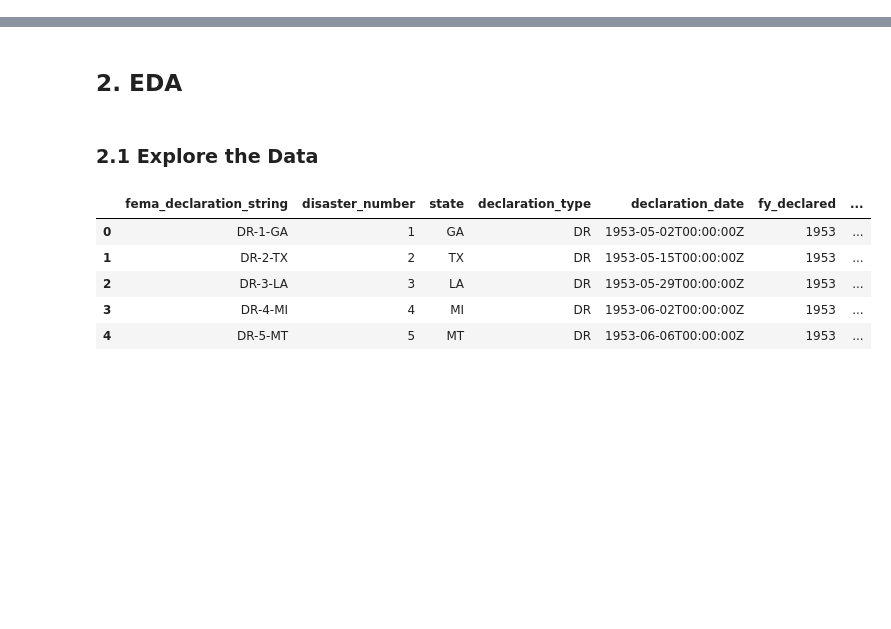
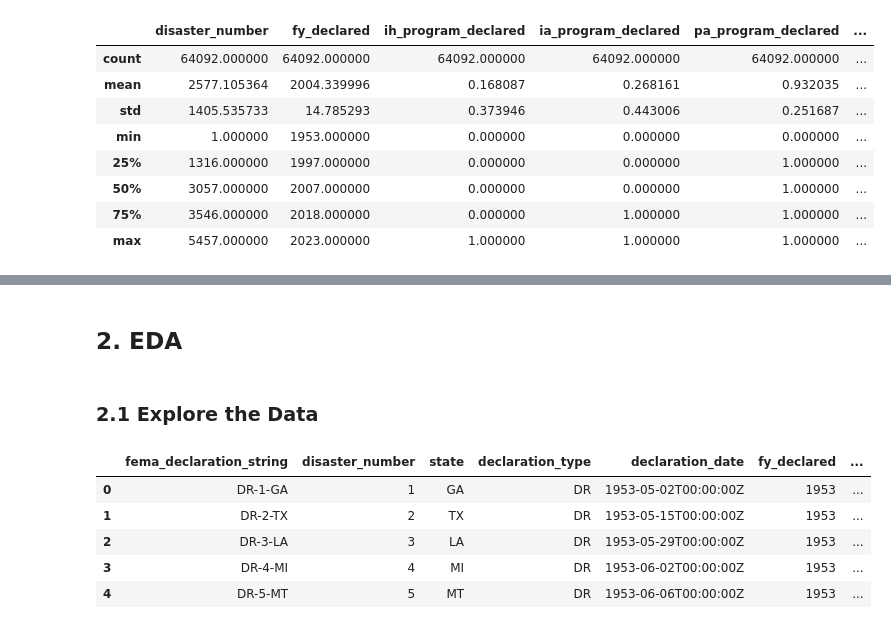
Before and after one commit to helloklow/natural_disasters, a Jupyter notebook: notebooks/low_eda.ipynb, the cells around one changed output, grey strips where cells are left out. Saved outputs shown, nothing was run; the diff lists cells and outputs as text; code cells hidden in the pictures; blank space fills up the shorter version.

```diff
--- a/notebooks/low_eda.ipynb
+++ b/notebooks/low_eda.ipynb
@@ -12,0 +53,12 @@ df=pd.read_csv('../data/us_disaster_declarations.csv')
+# %%
+df.describe()
+# %% [output]
+|  | disaster_number | fy_declared | ih_program_declared | ia_program_declared | pa_program_declared | ... |
+| count | 64092.000000 | 64092.000000 | 64092.000000 | 64092.000000 | 64092.000000 | ... |
+| mean | 2577.105364 | 2004.339996 | 0.168087 | 0.268161 | 0.932035 | ... |
+| std | 1405.535733 | 14.785293 | 0.373946 | 0.443006 | 0.251687 | ... |
+| min | 1.000000 | 1953.000000 | 0.000000 | 0.000000 | 0.000000 | ... |
+| 25% | 1316.000000 | 1997.000000 | 0.000000 | 0.000000 | 1.000000 | ... |
+| 50% | 3057.000000 | 2007.000000 | 0.000000 | 0.000000 | 1.000000 | ... |
+| 75% | 3546.000000 | 2018.000000 | 0.000000 | 1.000000 | 1.000000 | ... |
+| max | 5457.000000 | 2023.000000 | 1.000000 | 1.000000 | 1.000000 | ... |
```
Also changed, not shown: parts of 9 cells of this notebook, 1 other file.
